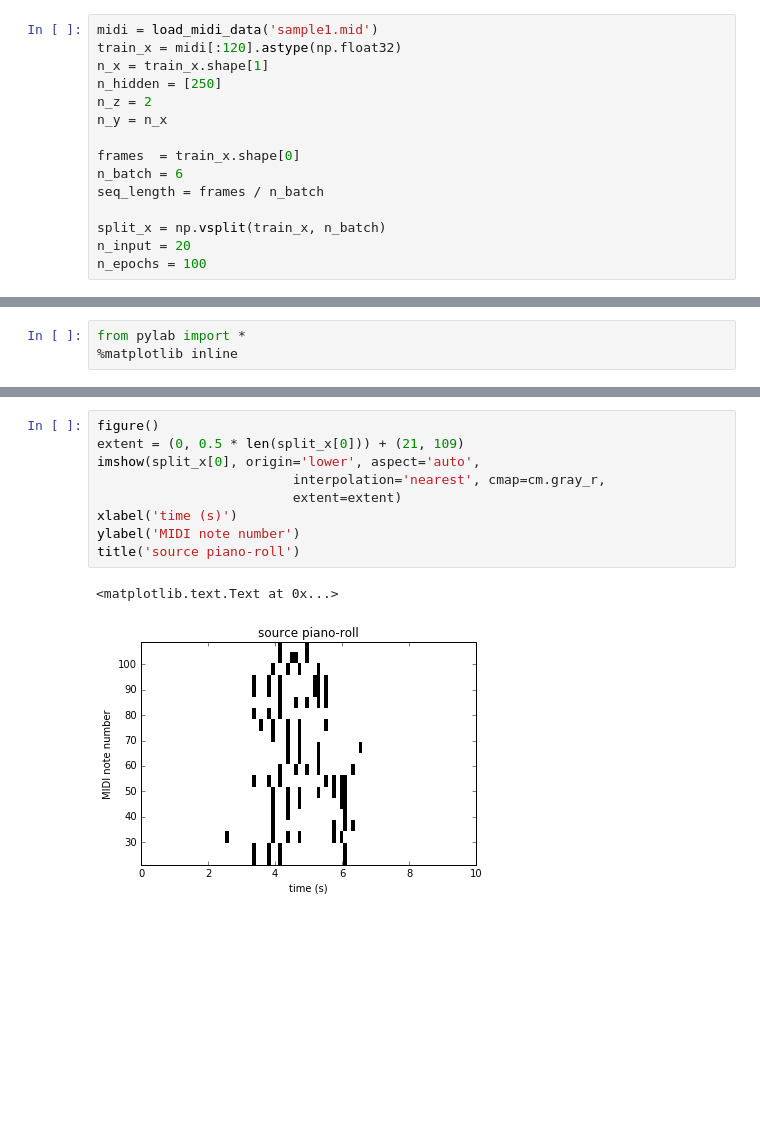
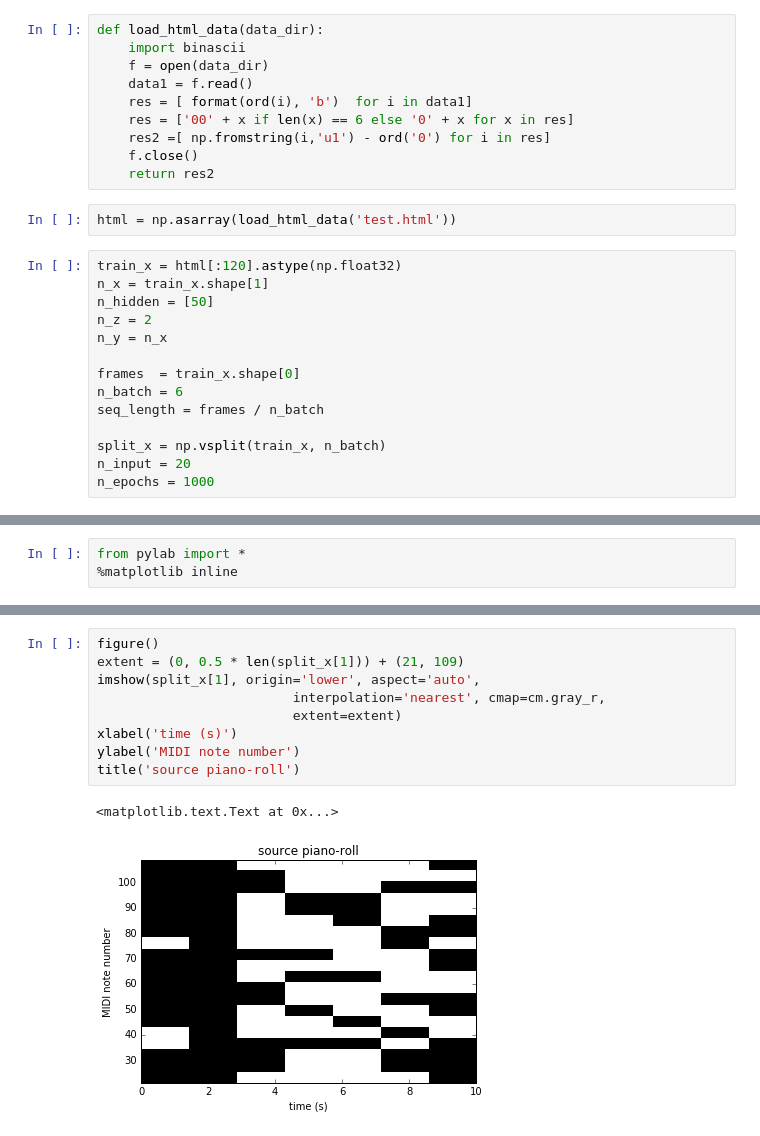
Before and after one commit to OpenInfoLoka/lab, a Jupyter notebook: notebooks/VRAE_2.ipynb, the cells around one changed output, grey strips where cells are left out. Saved outputs shown, nothing was run; the diff lists cells and outputs as text; blank space fills up the shorter version.

Commit message:
Added html ver

```diff
--- a/notebooks/VRAE_2.ipynb
+++ b/notebooks/VRAE_2.ipynb
@@ -11,8 +4,19 @@ def load_midi_data(data_dir):
+# %%
+def load_html_data(data_dir):
+    import binascii
+    f = open(data_dir)
+    data1 = f.read()
+    res = [ format(ord(i), 'b')  for i in data1]
+    res = ['00' + x if len(x) == 6 else '0' + x for x in res]
+    res2 =[ np.fromstring(i,'u1') - ord('0') for i in res]
+    f.close()
+    return res2
+# %%
+html = np.asarray(load_html_data('test.html'))
 # %%
-midi = load_midi_data('sample1.mid')
-train_x = midi[:120].astype(np.float32)
+train_x = html[:120].astype(np.float32)
 n_x = train_x.shape[1]
-n_hidden = [250]
+n_hidden = [50]
 n_z = 2
 n_y = n_x
 
@@ -22,7 +26,7 @@ seq_length = frames / n_batch
 
 split_x = np.vsplit(train_x, n_batch)
 n_input = 20
-n_epochs = 100
+n_epochs = 1000
 # %%
 from tensorflow.models.rnn import rnn, rnn_cell
 # %%
@@ -393,12 +398,12 @@ title('generated piano-roll')
 # %%
 figure()
-extent = (0, 0.5 * len(split_x[0])) + (21, 109)
-imshow(split_x[0], origin='lower', aspect='auto',
+extent = (0, 0.5 * len(split_x[1])) + (21, 109)
+imshow(split_x[1], origin='lower', aspect='auto',
                          interpolation='nearest', cmap=cm.gray_r,
                          extent=extent)
 xlabel('time (s)')
 ylabel('MIDI note number')
 title('source piano-roll')
 # %% [output]
 <matplotlib.text.Text at 0x...>
-[figure, old version]
+[figure, new version]
```
Also changed, not shown: parts of 16 cells of this notebook, 1 other file.
